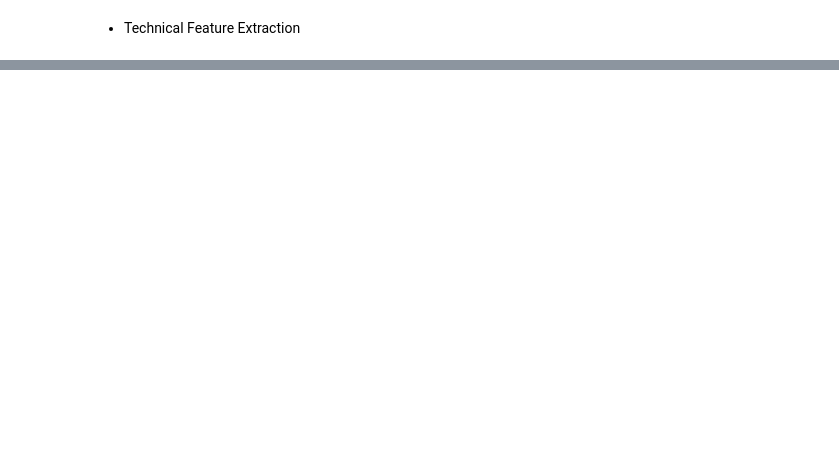
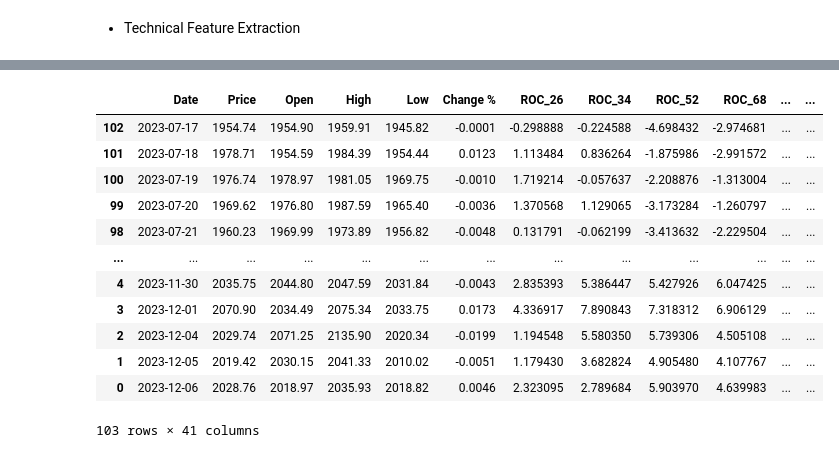
Before and after one commit to Ali-Zohdi/BTC-and-XAU-Price-Forecasting-Machine-Learning, a Jupyter notebook: project.ipynb, the cells around one changed output, grey strips where cells are left out. Cells and saved outputs as stored; diff of their text form; code cells hidden in the pictures; blank space fills up the shorter version.

Commit message:
target values

```diff
--- a/project.ipynb
+++ b/project.ipynb
@@ -92,12 +95,12 @@ BTC.dropna(subset=['Vol.'], inplace=True)
 def technical_indicators(df):
 
     # Rate Of Change
-    df['ROC_26'] = ta.momentum.ROCIndicator(close=df['Price'], window=24).roc()
-    df['ROC-34'] = ta.momentum.ROCIndicator(close=df['Price'], window=34).roc()
+    df['ROC_26'] = ta.momentum.ROCIndicator(close=df['Price'], window=26).roc()
+    df['ROC_34'] = ta.momentum.ROCIndicator(close=df['Price'], window=34).roc()
     df['ROC_52'] = ta.momentum.ROCIndicator(close=df['Price'], window=52).roc()
-    df['ROC-68'] = ta.momentum.ROCIndicator(close=df['Price'], window=68).roc()
+    df['ROC_68'] = ta.momentum.ROCIndicator(close=df['Price'], window=68).roc()
     df['ROC_78'] = ta.momentum.ROCIndicator(close=df['Price'], window=78).roc()
-    df['ROC-102'] = ta.momentum.ROCIndicator(close=df['Price'], window=102).roc()
+    df['ROC_102'] = ta.momentum.ROCIndicator(close=df['Price'], window=102).roc()
 
     # Exponential Moving Average
     df['EMA_14'] = ta.trend.EMAIndicator(close=df['Price'], window=14).ema_indicator() # short-term
@@ -156,0 +160,24 @@ for i, column in enumerate(XAU.columns[1:]):
+# %%
+xau_test = XAU.copy()
+# %%
+xau_test['target_change26'] = xau_test['ROC_26'].shift(-26)
+xau_test['target_change34'] = xau_test['ROC_34'].shift(-34)
+xau_test['target_change52'] = xau_test['ROC_52'].shift(-52)
+xau_test['target_change68'] = xau_test['ROC_68'].shift(-68)
+xau_test['target_change78'] = xau_test['ROC_78'].shift(-78)
+xau_test['target_change102'] = xau_test['ROC_102'].shift(-102)
+xau_test.tail(103)
+# %% [output]
+|  | Date | Price | Open | High | Low | Change % | ROC_26 | ROC_34 | ROC_52 | ROC_68 | ... | ... |
+| 102 | 2023-07-17 | 1954.74 | 1954.90 | 1959.91 | 1945.82 | -0.0001 | -0.298888 | -0.224588 | -4.698432 | -2.974681 | ... | ... |
+| 101 | 2023-07-18 | 1978.71 | 1954.59 | 1984.39 | 1954.44 | 0.0123 | 1.113484 | 0.836264 | -1.875986 | -2.991572 | ... | ... |
+| 100 | 2023-07-19 | 1976.74 | 1978.97 | 1981.05 | 1969.75 | -0.0010 | 1.719214 | -0.057637 | -2.208876 | -1.313004 | ... | ... |
+| 99 | 2023-07-20 | 1969.62 | 1976.80 | 1987.59 | 1965.40 | -0.0036 | 1.370568 | 1.129065 | -3.173284 | -1.260797 | ... | ... |
+| 98 | 2023-07-21 | 1960.23 | 1969.99 | 1973.89 | 1956.82 | -0.0048 | 0.131791 | -0.062199 | -3.413632 | -2.229504 | ... | ... |
+| ... | ... | ... | ... | ... | ... | ... | ... | ... | ... | ... | ... | ... |
+| 4 | 2023-11-30 | 2035.75 | 2044.80 | 2047.59 | 2031.84 | -0.0043 | 2.835393 | 5.386447 | 5.427926 | 6.047425 | ... | ... |
+| 3 | 2023-12-01 | 2070.90 | 2034.49 | 2075.34 | 2033.75 | 0.0173 | 4.336917 | 7.890843 | 7.318312 | 6.906129 | ... | ... |
+| 2 | 2023-12-04 | 2029.74 | 2071.25 | 2135.90 | 2020.34 | -0.0199 | 1.194548 | 5.580350 | 5.739306 | 4.505108 | ... | ... |
+| 1 | 2023-12-05 | 2019.42 | 2030.15 | 2041.33 | 2010.02 | -0.0051 | 1.179430 | 3.682824 | 4.905480 | 4.107767 | ... | ... |
+| 0 | 2023-12-06 | 2028.76 | 2018.97 | 2035.93 | 2018.82 | 0.0046 | 2.323095 | 2.789684 | 5.903970 | 4.639983 | ... | ... |
+103 rows × 41 columns
```
Also changed, not shown: parts of 5 cells of this notebook.
